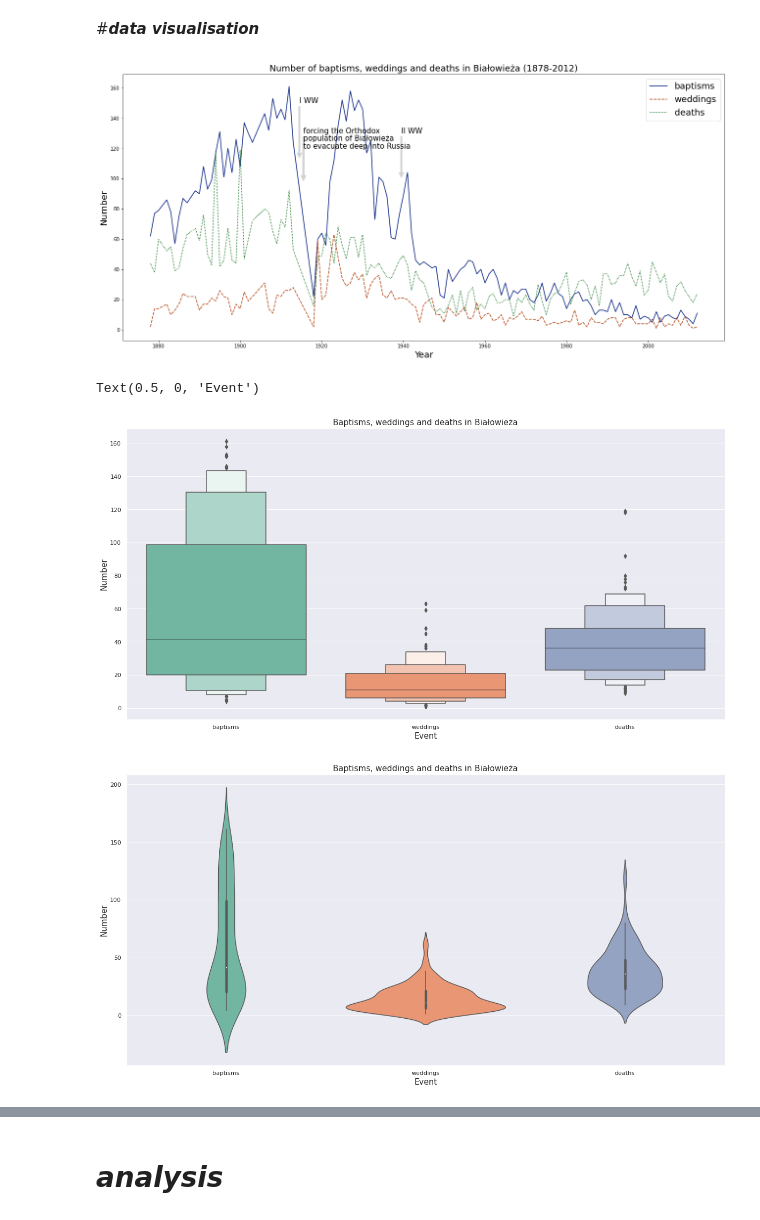
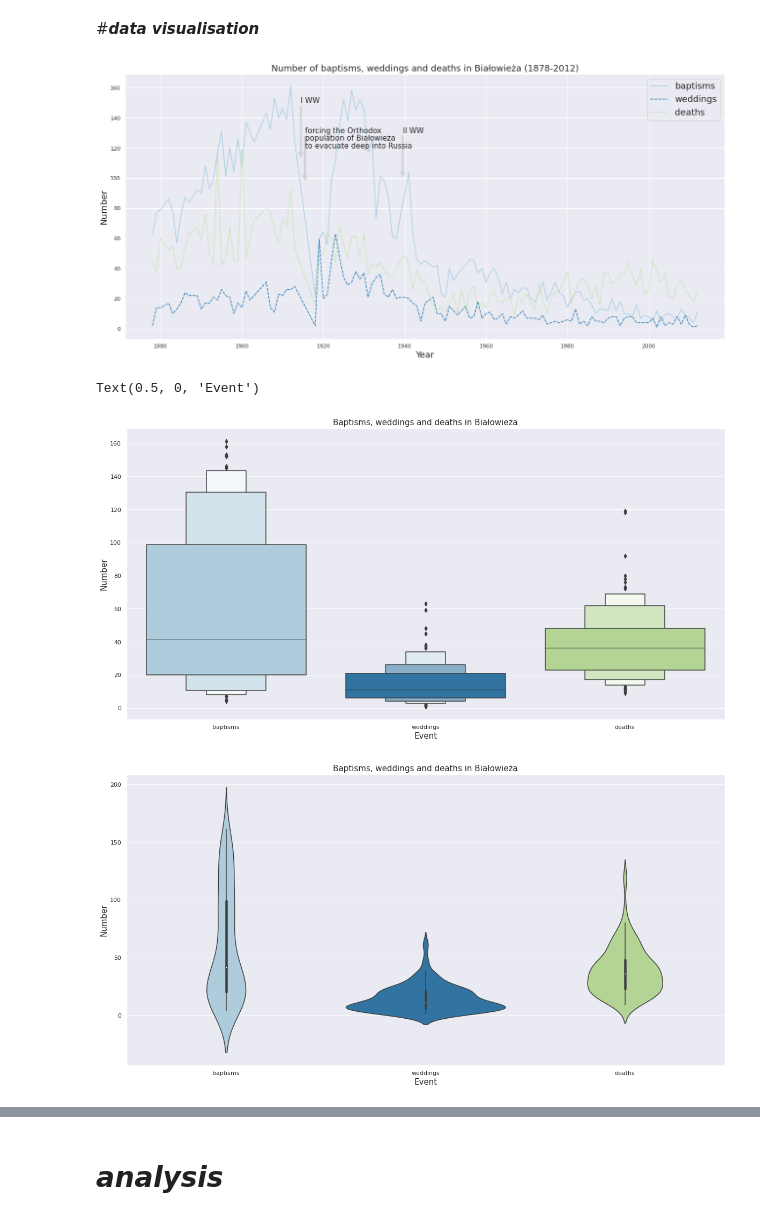
Before and after one commit to zuzannazak/PhD2022Bialowieza, a Jupyter notebook: 💖projekt.ipynb, the cells around one changed output, grey strips where cells are left out. Saved outputs shown, nothing was run; the diff lists cells and outputs as text; code cells hidden in the pictures.

```diff
--- a/💖projekt.ipynb
+++ b/💖projekt.ipynb
@@ -45,6 +45,8 @@ from sklearn.neural_network import MLPClassifier
 from sklearn.metrics import mean_absolute_percentage_error
 from sklearn.metrics import mean_squared_error
 from sklearn.metrics import r2_score
+
+sns.set_palette("Paired")
 # %% [markdown]
 # ***data download***
 # %%
@@ -87,7 +89,7 @@ url_data = (r'https://github.com/zuzannazak/PhD2022Bialowieza/blob/main/bialowie
 DF = pd.read_excel(url_data)
 plt.figure(figsize=(22,10))
 plt.title("Number of baptisms, weddings and deaths in Białowieża (1878-2012)", fontsize=18)
-g=sns.lineplot(x=DF["rok"], y=DF["liczba odnotowanych"], hue=DF["zdarzenie"], style=DF["zdarzenie"], palette='dark', legend=True, ci=True)
+g=sns.lineplot(x=DF["rok"], y=DF["liczba odnotowanych"], hue=DF["zdarzenie"], style=DF["zdarzenie"], legend=True, ci=True)
 
 plt.annotate('I WW', xy=(1914.5, 113), xytext=(1914.5, 150), fontsize=15, arrowprops=dict(facecolor='lightgrey', shrink=0.01, linewidth=0))
 plt.annotate('II WW', xy=(1939.5, 100), xytext=(1939.5, 130), fontsize=15, arrowprops=dict(facecolor='lightgrey', shrink=0.01, linewidth=0))
@@ -102,25 +104,25 @@ sns.set_style("whitegrid")
 #plt.style.use('fivethirtyeight')
 sns.set_theme()
 # %% [output]
-[figure, old version]
+[figure, new version]
 # %%
 plt.figure(figsize=(20, 10))
-sns.boxenplot(x=DF["zdarzenie"], y=DF["liczba odnotowanych"], palette="Set2")
+sns.boxenplot(x=DF["zdarzenie"], y=DF["liczba odnotowanych"], palette="Paired")
 plt.title("Baptisms, weddings and deaths in Białowieża",fontsize=15)
 plt.ylabel('Number', fontsize=15)
 plt.xlabel('Event',fontsize=15 )
 # %% [output]
 Text(0.5, 0, 'Event')
-[figure, old version]
+[figure, new version]
 # %%
 plt.figure(figsize=(20, 10))
-sns.violinplot(x=DF["zdarzenie"], y=DF["liczba odnotowanych"], palette="Set2")
+sns.violinplot(x=DF["zdarzenie"], y=DF["liczba odnotowanych"], palette="Paired")
 plt.title("Baptisms, weddings and deaths in Białowieża",fontsize=15)
 plt.ylabel('Number', fontsize=15)
 plt.xlabel('Event',fontsize=15 )
 
 plt.show()
 # %% [output]
-[figure, old version]
+[figure, new version]
 # %%
 plt.figure(figsize=(20, 10))
```
Also changed, not shown: parts of 11 cells of this notebook.
